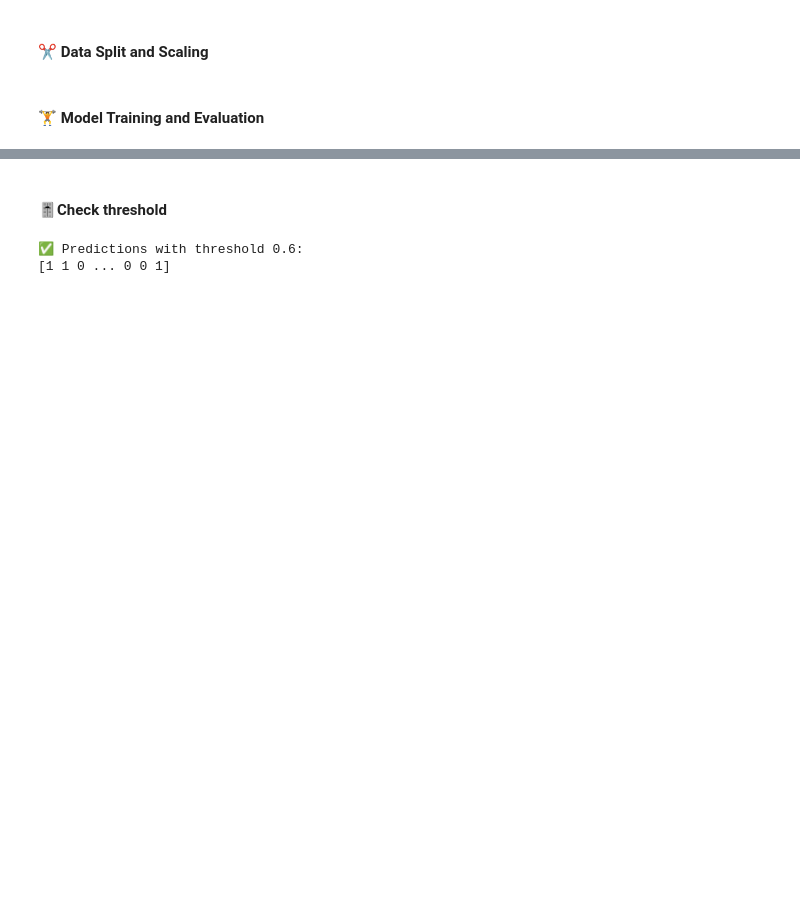
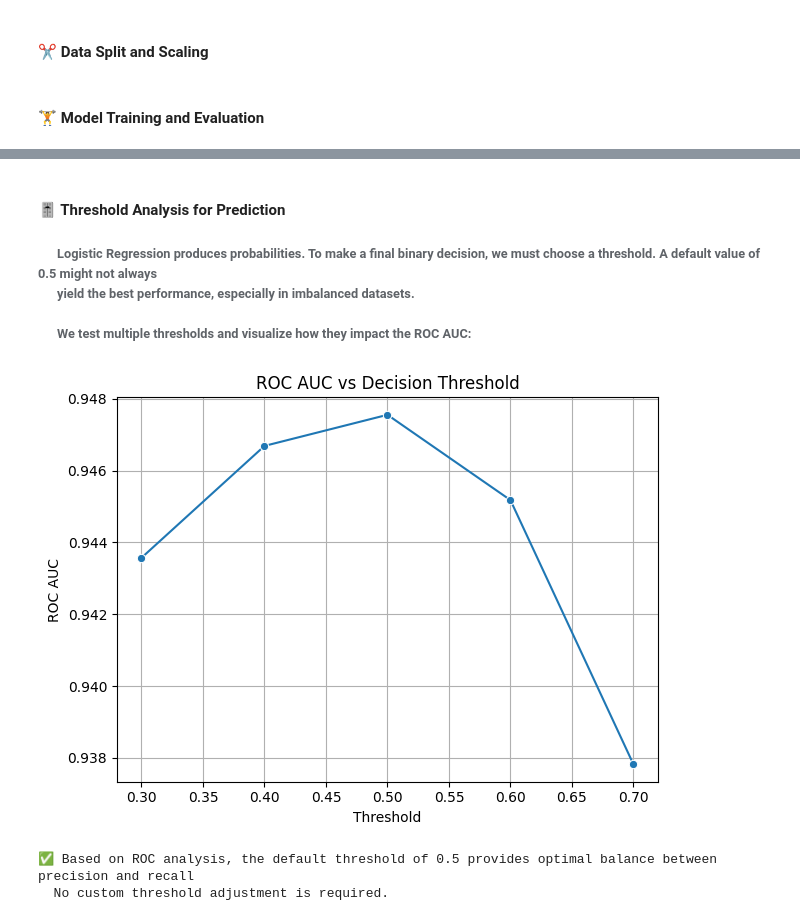
Before and after one commit to Anto-dev360/SensorGuard, a Jupyter notebook: notebooks/modeling_failure_prediction.ipynb, the cells around one changed output, grey strips where cells are left out. Saved outputs shown, nothing was run; the diff lists cells and outputs as text; code cells hidden in the pictures; blank space fills up the shorter version.

```diff
--- a/notebooks/modeling_failure_prediction.ipynb
+++ b/notebooks/modeling_failure_prediction.ipynb
@@ -327,9 +421,35 @@ weighted avg       0.95      0.95      0.95     12013
 # %% [markdown]
-####  🎚️Check threshold
+#### 🎚️ Threshold Analysis for Prediction
+
+###### &nbsp;&nbsp;&nbsp;&nbsp;&nbsp;&nbsp;Logistic Regression produces probabilities. To make a final binary decision, we must choose a threshold. A default value of 0.5 might not always<br>&nbsp;&nbsp;&nbsp;&nbsp;&nbsp;&nbsp;yield the best performance, especially in imbalanced datasets.<br><br>&nbsp;&nbsp;&nbsp;&nbsp;&nbsp;&nbsp;We test multiple thresholds and visualize how they impact the ROC AUC:
 # %%
-best_model_name = max(model_scores, key=model_scores.get)
-y_pred = (models[best_model_name].predict_proba(X_test_scaled)[:, 1] > 0.6).astype(int)
-print(f"✅ Predictions with threshold 0.6:\n{y_pred}")
+# Predict probabilities
+y_scores = best_model.predict_proba(X_test_scaled)[:, 1]
+
+# Try multiple thresholds
+thresholds = [0.3, 0.4, 0.5, 0.6, 0.7]
+performance = []
+
+for t in thresholds:
+    preds = (y_scores > t).astype(int)
+    auc = roc_auc_score(y_test, preds)
+    performance.append({"Threshold": t, "ROC AUC": auc})
+
+# Plot the results
+perf_df = pd.DataFrame(performance)
+sns.lineplot(data=perf_df, x="Threshold", y="ROC AUC", marker="o")
+plt.title("ROC AUC vs Decision Threshold")
+plt.xlabel("Threshold")
+plt.ylabel("ROC AUC")
+plt.grid(True)
+plt.tight_layout()
+plt.show()
+
+print(
+    "✅ Based on ROC analysis, the default threshold of 0.5 provides optimal balance between precision and recall"
+)
+print("  No custom threshold adjustment is required.")
 # %% [output]
+[figure, added]
-✅ Predictions with threshold 0.6:
-[1 1 0 ... 0 0 1]
+✅ Based on ROC analysis, the default threshold of 0.5 provides optimal balance between precision and recall
+  No custom threshold adjustment is required.
```
Also changed, not shown: parts of 15 cells of this notebook, 11 other files.
